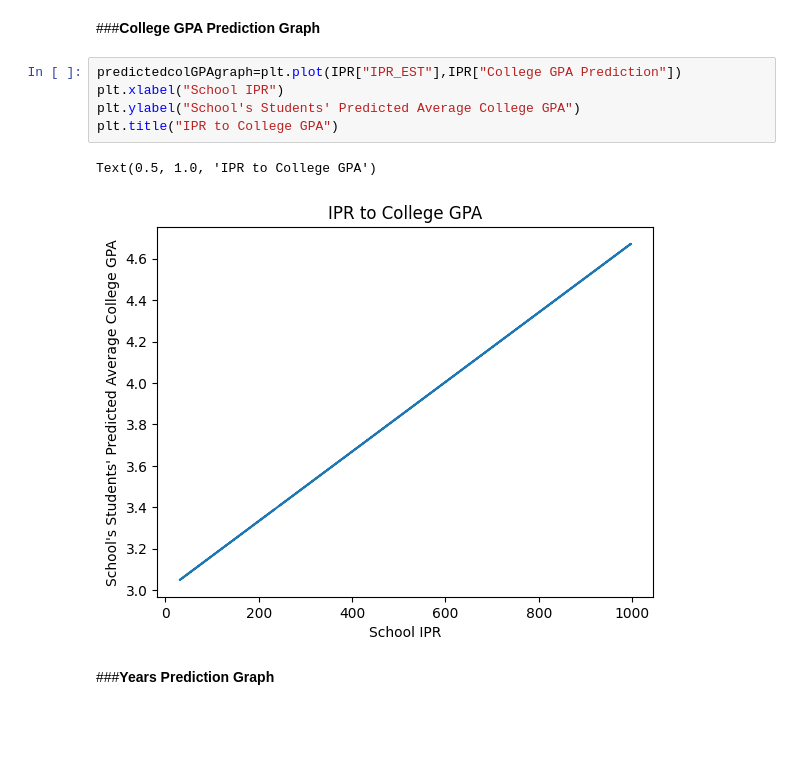
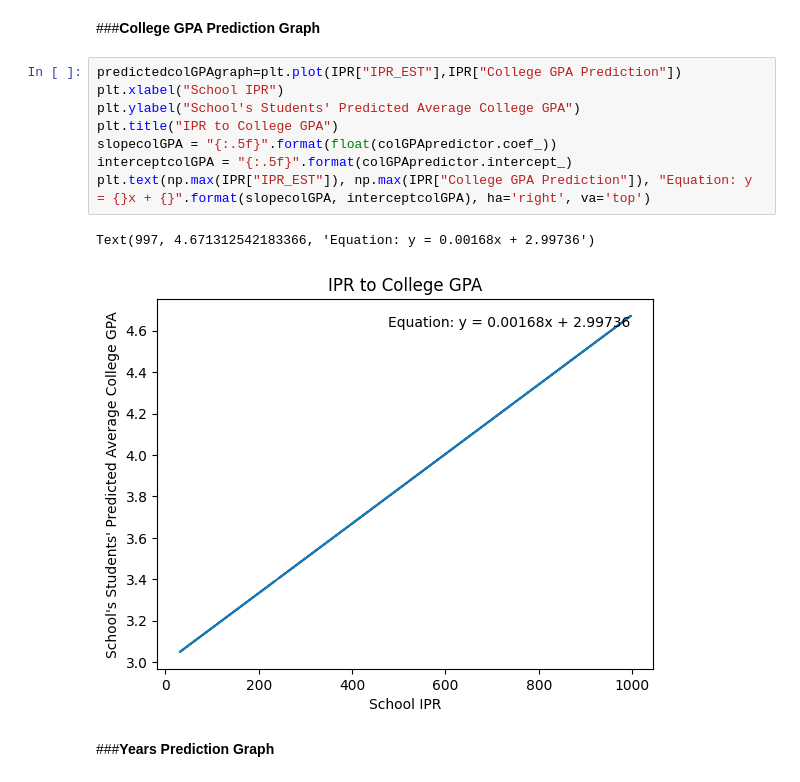
Before and after one commit to thompsonkate1/Python-Project, a Jupyter notebook: PythonFinalProject.ipynb, the cells around one changed output. Drawn from its saved outputs; the diff is of its cells as text; blank space fills up the shorter version.

```diff
--- a/PythonFinalProject.ipynb
+++ b/PythonFinalProject.ipynb
@@ -418,11 +424,14 @@ Text(0.5, 1.0, 'IPR to Predicted Average ACT Score')
 # %%
 predictedcolGPAgraph=plt.plot(IPR["IPR_EST"],IPR["College GPA Prediction"])
 plt.xlabel("School IPR")
 plt.ylabel("School's Students' Predicted Average College GPA")
 plt.title("IPR to College GPA")
+slopecolGPA = "{:.5f}".format(float(colGPApredictor.coef_))
+interceptcolGPA = "{:.5f}".format(colGPApredictor.intercept_)
+plt.text(np.max(IPR["IPR_EST"]), np.max(IPR["College GPA Prediction"]), "Equation: y = {}x + {}".format(slopecolGPA, interceptcolGPA), ha='right', va='top')
 # %% [output]
-Text(0.5, 1.0, 'IPR to College GPA')
+Text(997, 4.671312542183366, 'Equation: y = 0.00168x + 2.99736')
-[figure, old version]
+[figure, new version]
 # %% [markdown]
 ###__Years Prediction Graph__
 # %%
```
Also changed, not shown: parts of 11 cells of this notebook.
